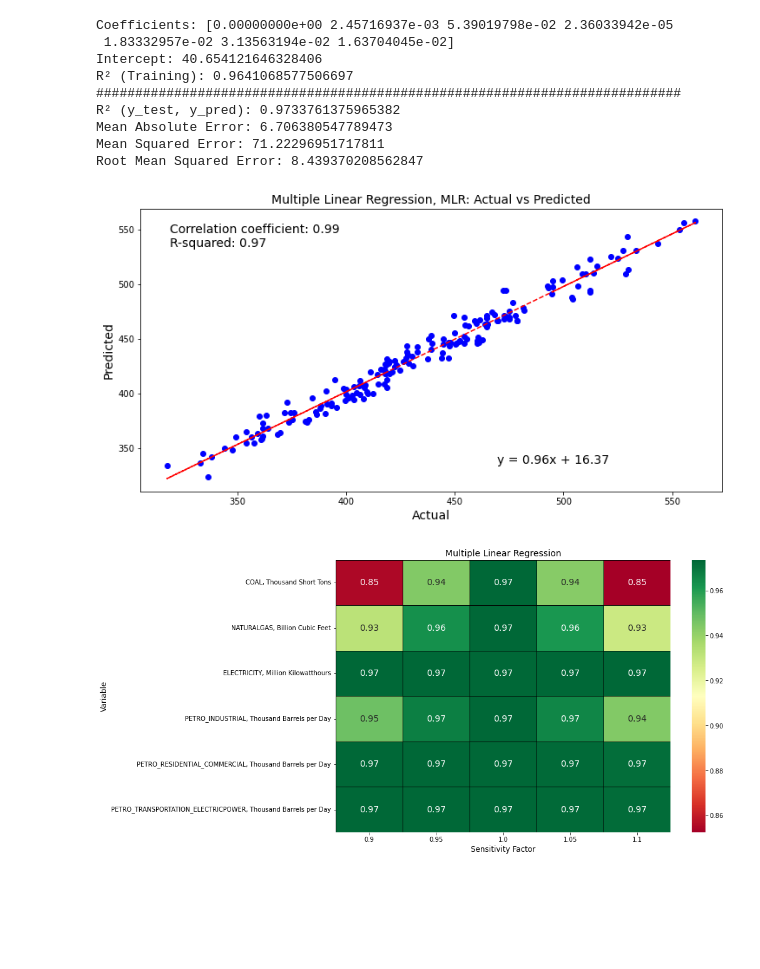
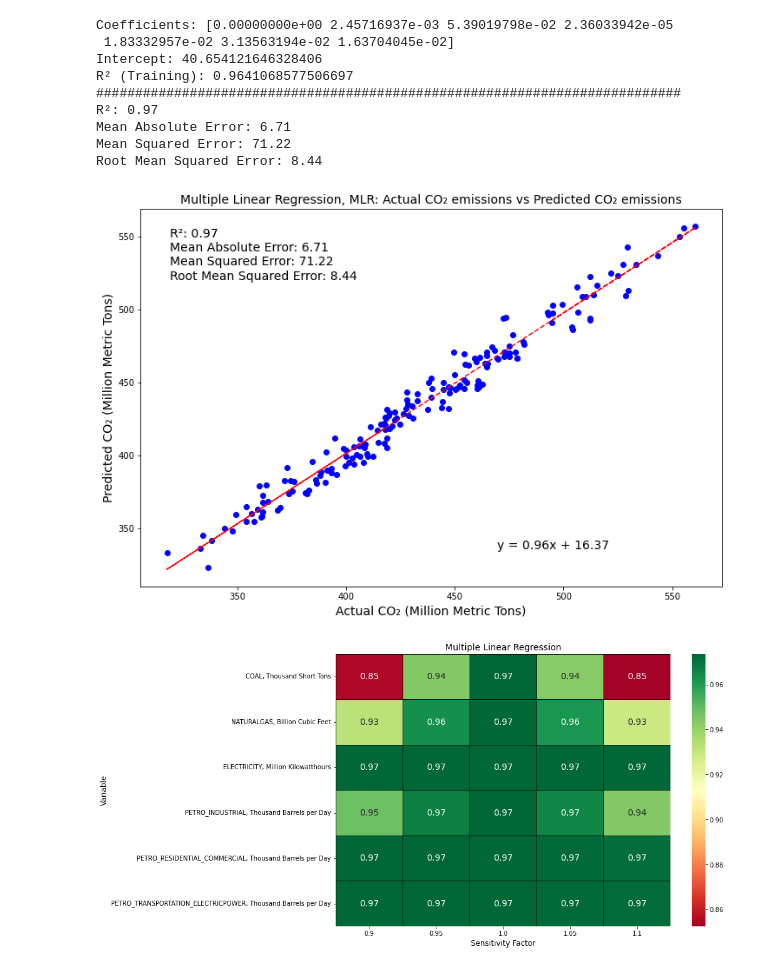
Before and after one commit to jr198868/ML_US_ENERGY, a Jupyter notebook: multiple_linear_regression_model.ipynb, the cells around one changed output. Drawn from its saved outputs; the diff is of its cells as text; code cells hidden in the pictures; blank space fills up the shorter version.

Commit message:
revise figure and save figures

```diff
--- a/multiple_linear_regression_model.ipynb
+++ b/multiple_linear_regression_model.ipynb
@@ -92,10 +92,10 @@ mse = mean_squared_error(y_test, y_pred)
 rmse = mean_squared_error(y_test, y_pred, squared=False)
 
 # Print the evaluation metrics
-print("R² (y_test, y_pred):", r2)
-print("Mean Absolute Error:", mae)
-print("Mean Squared Error:", mse)
-print("Root Mean Squared Error:", rmse)
+print("R²:", format(r2, ".2f"))
+print("Mean Absolute Error:", format(mae, ".2f"))
+print("Mean Squared Error:", format(mse, ".2f"))
+print("Root Mean Squared Error:", format(rmse, ".2f"))
 
 
 # Calculate statistical parameters
@@ -103,46 +103,46 @@ correlation = np.corrcoef(y_test, y_pred)[0, 1]
 r_squared = np.square(correlation)
 
 
 # Perform linear regression to get the line equation
 slope, intercept = np.polyfit(y_test, y_pred, 1)
 
 # Add the equation as text on the plot
 equation = f'y = {slope:.2f}x + {intercept:.2f}'
 
 
 
 # Fit a linear regression line
 trendline = np.polyfit(y_test, y_pred, 1)
 trendline_fn = np.poly1d(trendline)
 
-plt.figure(figsize=(12, 6))  # Specify the width and height in inches
+plt.figure(figsize=(12, 8))  # Specify the width and height in inches
 
 # Plot Actual vs Predicted values with trend line
 plt.scatter(y_test, y_pred, color='blue')
 plt.plot(y_test, trendline_fn(y_test), color='red', linestyle='--')
-plt.xlabel('Actual', fontsize=14)
-plt.ylabel('Predicted', fontsize=14)
-plt.title('Multiple Linear Regression, MLR: Actual vs Predicted', fontsize=14)
+plt.xlabel('Actual CO₂ (Million Metric Tons)', fontsize=14)
+plt.ylabel('Predicted CO₂ (Million Metric Tons)', fontsize=14)
+plt.title('Multiple Linear Regression, MLR: Actual CO₂ emissions vs Predicted CO₂ emissions', fontsize=14)
+
 
 # Annotate statistical parameters on the plot
-textstr = f'Correlation coefficient: {correlation:.2f}\nR-squared: {r_squared:.2f}'
+#textstr = f'Correlation coefficient: {correlation:.2f}\nR-squared: {r_squared:.2f}'
+textstr = f'R²: {format(r2, ".2f")}\nMean Absolute Error: {format(mae, ".2f")}\nMean Squared Error: {format(mse, ".2f")}\nRoot Mean Squared Error: {format(rmse, ".2f")}'
 plt.text(0.05, 0.95, textstr, transform=plt.gca().transAxes, verticalalignment='top', fontsize=14)
-
 plt.text(0.6, 0.2, equation, transform=plt.gcf().transFigure, fontsize=14)
-
-
+plt.savefig('Multiple Linear Regression Actual CO₂ emissions vs Predicted CO₂ emissions.png')
 plt.show()
 # %% [output]
 Coefficients: [0.00000000e+00 2.45716937e-03 5.39019798e-02 2.36033942e-05
  1.83332957e-02 3.13563194e-02 1.63704045e-02]
 Intercept: 40.654121646328406
 R² (Training): 0.9641068577506697
 ###########################################################################
-R² (y_test, y_pred): 0.9733761375965382
-Mean Absolute Error: 6.706380547789473
-Mean Squared Error: 71.22296951717811
-Root Mean Squared Error: 8.439370208562847
+R²: 0.97
+Mean Absolute Error: 6.71
+Mean Squared Error: 71.22
+Root Mean Squared Error: 8.44
-[figure, old version]
+[figure, new version]
 # %%
 # Define the variables to analyze for sensitivity
 variables_to_analyze = ['COAL, Thousand Short Tons', 'NATURALGAS, Billion Cubic Feet', 'ELECTRICITY, Million Kilowatthours',
```
Also changed, not shown: parts of 2 cells of this notebook, 14 other files.
